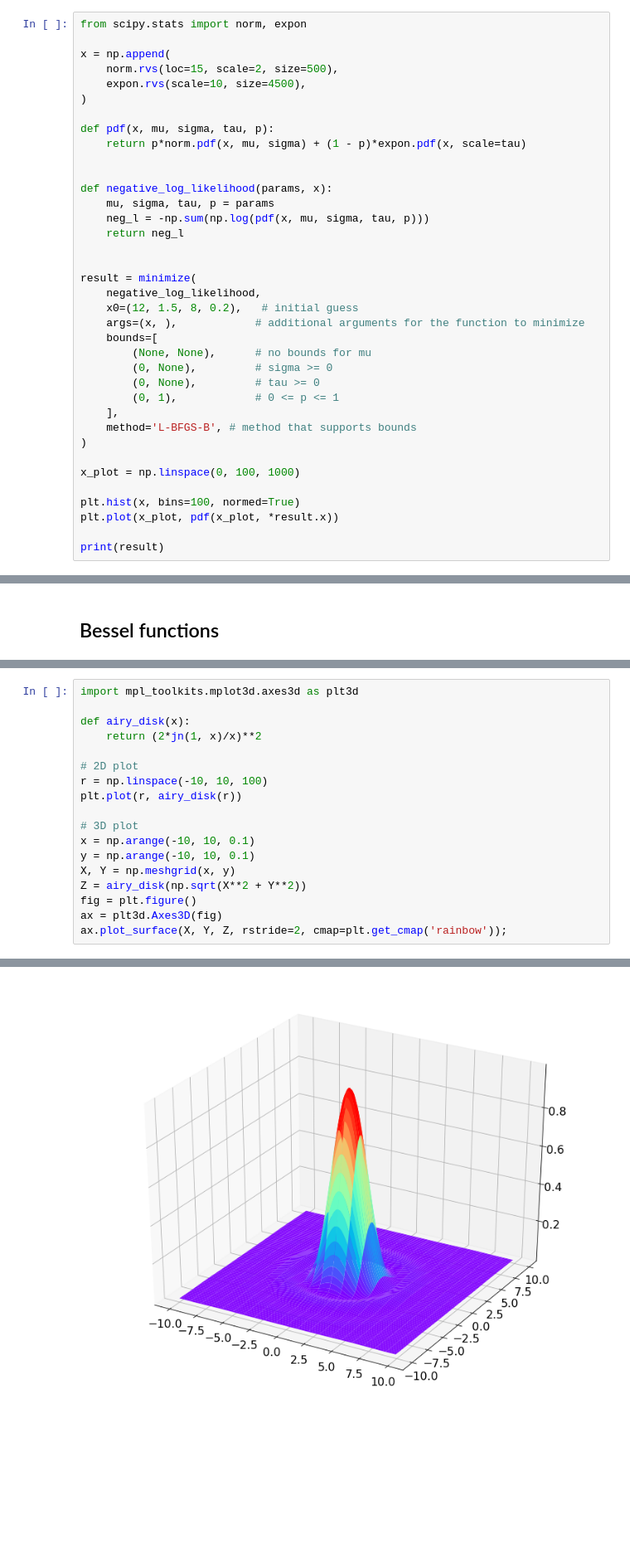
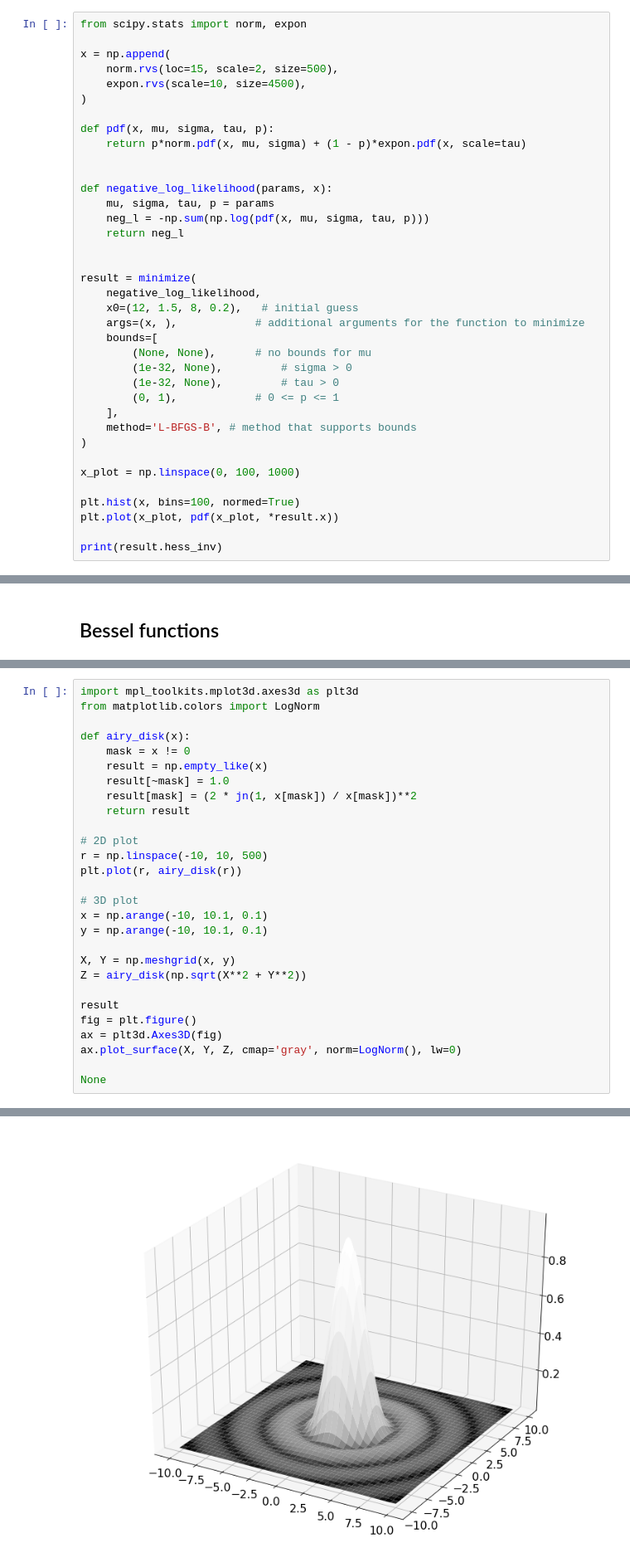
Before and after one commit to Python4AstronomersAndParticlePhysicists/PythonWorkshop-ICE, a Jupyter notebook: notebooks/07_01_scipy.ipynb, the cells around one changed output, grey strips where cells are left out. Shown at 83% size. Saved outputs shown, nothing was run; the diff lists cells and outputs as text; blank space fills up the shorter version.

```diff
--- a/notebooks/07_01_scipy.ipynb
+++ b/notebooks/07_01_scipy.ipynb
@@ -299,8 +308,8 @@ result = minimize(
     args=(x, ),            # additional arguments for the function to minimize
     bounds=[
         (None, None),      # no bounds for mu
-        (0, None),         # sigma >= 0
-        (0, None),         # tau >= 0
+        (1e-32, None),         # sigma > 0
+        (1e-32, None),         # tau > 0
         (0, 1),            # 0 <= p <= 1
     ],
     method='L-BFGS-B', # method that supports bounds
@@ -311,5 +320,5 @@ x_plot = np.linspace(0, 100, 1000)
 plt.hist(x, bins=100, normed=True)
 plt.plot(x_plot, pdf(x_plot, *result.x))
 
-print(result)
+print(result.hess_inv)
 # %% [output]
@@ -720,25 +745,35 @@ plt.legend();
 [figure]
 # %%
 import mpl_toolkits.mplot3d.axes3d as plt3d
+from matplotlib.colors import LogNorm
 
 def airy_disk(x):
-    return (2*jn(1, x)/x)**2
+    mask = x != 0
+    result = np.empty_like(x)
+    result[~mask] = 1.0
+    result[mask] = (2 * jn(1, x[mask]) / x[mask])**2
+    return result
 
 # 2D plot
-r = np.linspace(-10, 10, 100)
+r = np.linspace(-10, 10, 500)
 plt.plot(r, airy_disk(r))
 
 # 3D plot
-x = np.arange(-10, 10, 0.1)
-y = np.arange(-10, 10, 0.1)
+x = np.arange(-10, 10.1, 0.1)
+y = np.arange(-10, 10.1, 0.1)
+
 X, Y = np.meshgrid(x, y)
 Z = airy_disk(np.sqrt(X**2 + Y**2))
+
+result
 fig = plt.figure()
 ax = plt3d.Axes3D(fig)
-ax.plot_surface(X, Y, Z, rstride=2, cmap=plt.get_cmap('rainbow'));
+ax.plot_surface(X, Y, Z, cmap='gray', norm=LogNorm(), lw=0)
+
+None
 # %% [output]
 [figure]
-[figure, old version]
+[figure, new version]
 # %% [markdown]
 <a id=erf></a>
 ## Error function and Gaussian CDF
```
Also changed, not shown: parts of 24 cells of this notebook.
